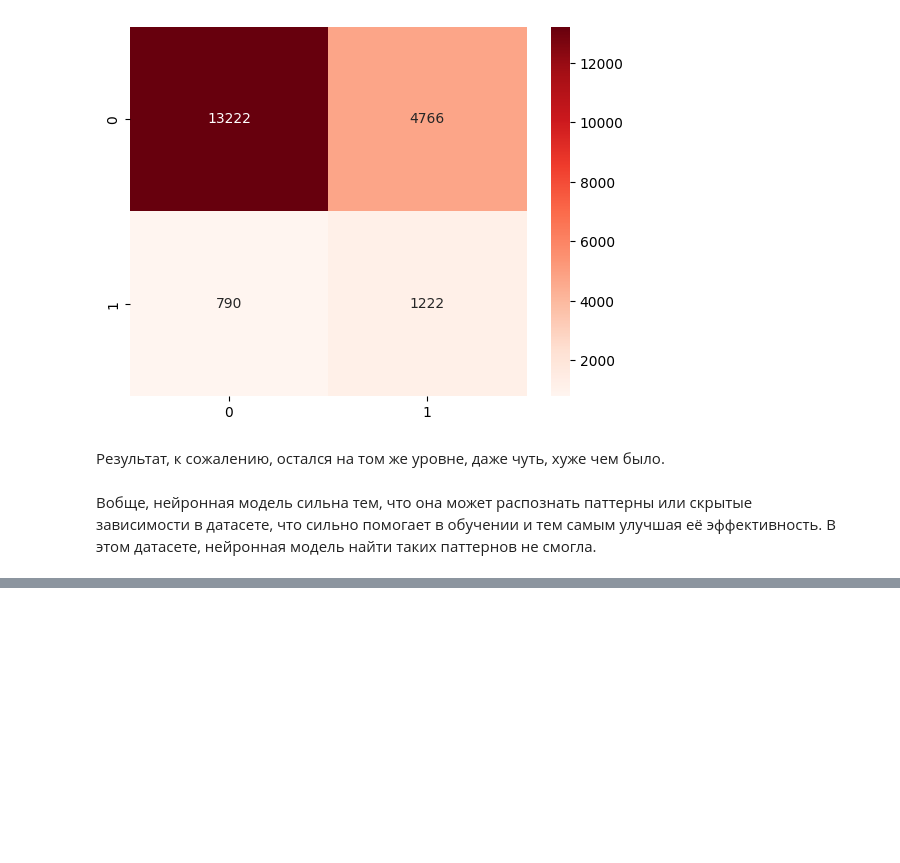
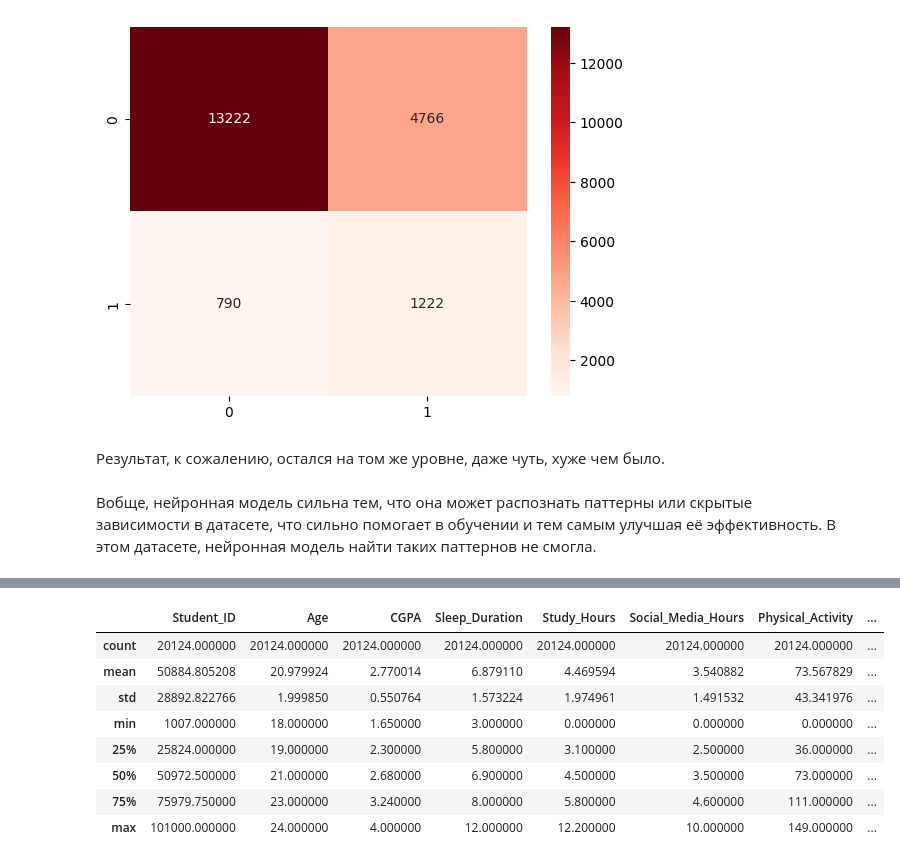
Before and after one commit to Kasilnur/ML2, a Jupyter notebook: StudentMentality_Kaskinbaev.ipynb, the cells around one changed output, grey strips where cells are left out. Cells and saved outputs as stored; diff of their text form; code cells hidden in the pictures; blank space fills up the shorter version.

```diff
--- a/StudentMentality_Kaskinbaev.ipynb
+++ b/StudentMentality_Kaskinbaev.ipynb
@@ -441,0 +500,12 @@ plt.show()
+# %%
+balanced_df.describe()
+# %% [output]
+|  | Student_ID | Age | CGPA | Sleep_Duration | Study_Hours | Social_Media_Hours | Physical_Activity | ... |
+| count | 20124.000000 | 20124.000000 | 20124.000000 | 20124.000000 | 20124.000000 | 20124.000000 | 20124.000000 | ... |
+| mean | 50884.805208 | 20.979924 | 2.770014 | 6.879110 | 4.469594 | 3.540882 | 73.567829 | ... |
+| std | 28892.822766 | 1.999850 | 0.550764 | 1.573224 | 1.974961 | 1.491532 | 43.341976 | ... |
+| min | 1007.000000 | 18.000000 | 1.650000 | 3.000000 | 0.000000 | 0.000000 | 0.000000 | ... |
+| 25% | 25824.000000 | 19.000000 | 2.300000 | 5.800000 | 3.100000 | 2.500000 | 36.000000 | ... |
+| 50% | 50972.500000 | 21.000000 | 2.680000 | 6.900000 | 4.500000 | 3.500000 | 73.000000 | ... |
+| 75% | 75979.750000 | 23.000000 | 3.240000 | 8.000000 | 5.800000 | 4.600000 | 111.000000 | ... |
+| max | 101000.000000 | 24.000000 | 4.000000 | 12.000000 | 12.200000 | 10.000000 | 149.000000 | ... |
```
Also changed, not shown: parts of 29 cells of this notebook.
